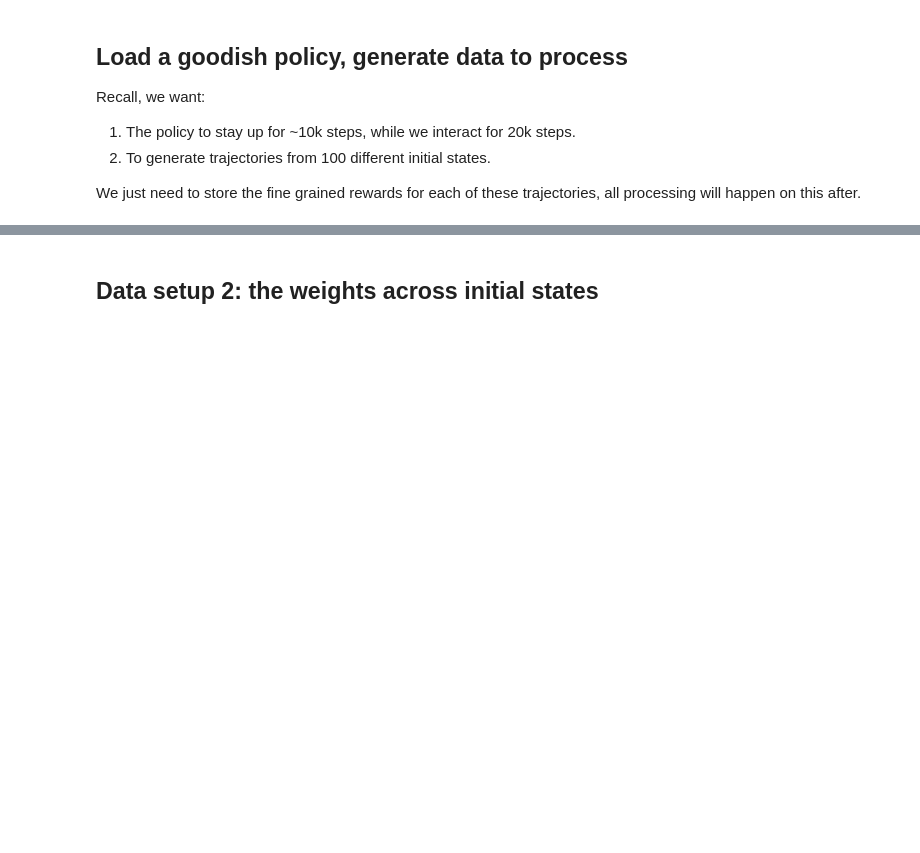
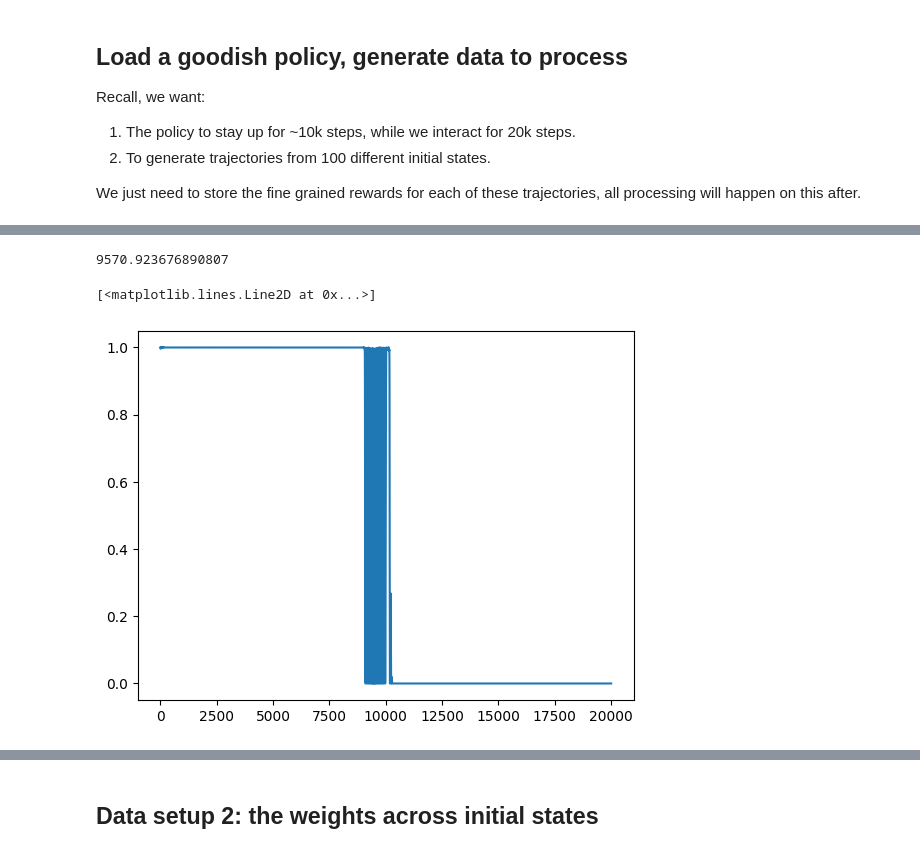
Before and after one commit to aa14k/adaptive_time, a Jupyter notebook: code/adaptive_time/notebooks/value_estimation.ipynb, the cells around one changed output, grey strips where cells are left out. Saved outputs shown, nothing was run; the diff lists cells and outputs as text; code cells hidden in the pictures; blank space fills up the shorter version.

```diff
--- a/code/adaptive_time/notebooks/value_estimation.ipynb
+++ b/code/adaptive_time/notebooks/value_estimation.ipynb
@@ -163,0 +218,8 @@ all rewards shape: (100, 20001)
+# %%
+traj_idx = 81
+print(total_rewards[traj_idx])
+plt.plot(reward_sequences[traj_idx])
+# %% [output]
+9570.923676890807
+[<matplotlib.lines.Line2D at 0x...>]
+[figure, added]
```
Also changed, not shown: parts of 27 cells of this notebook, 1 other file.
